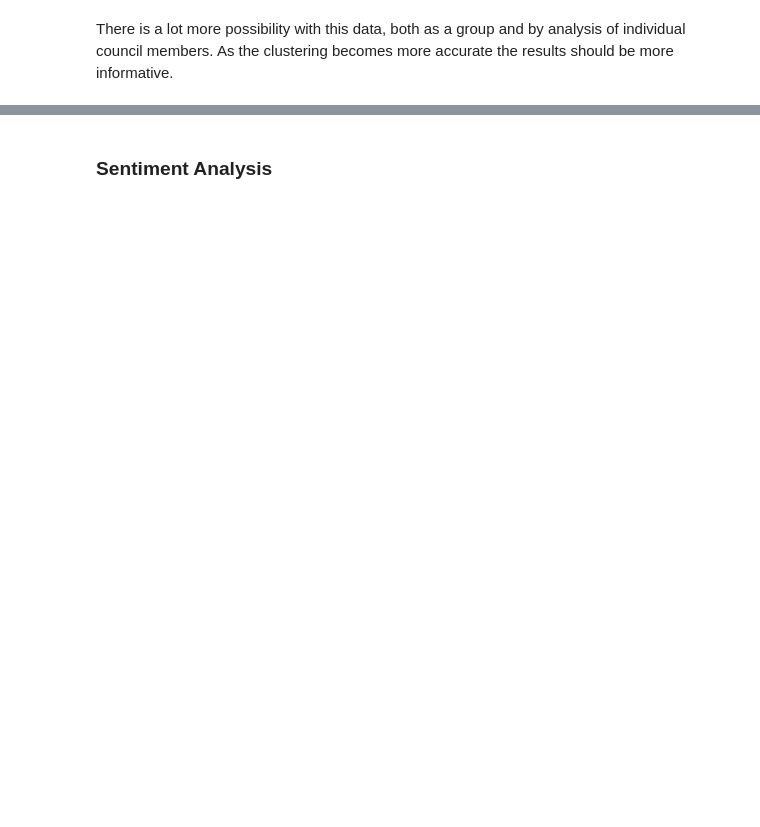
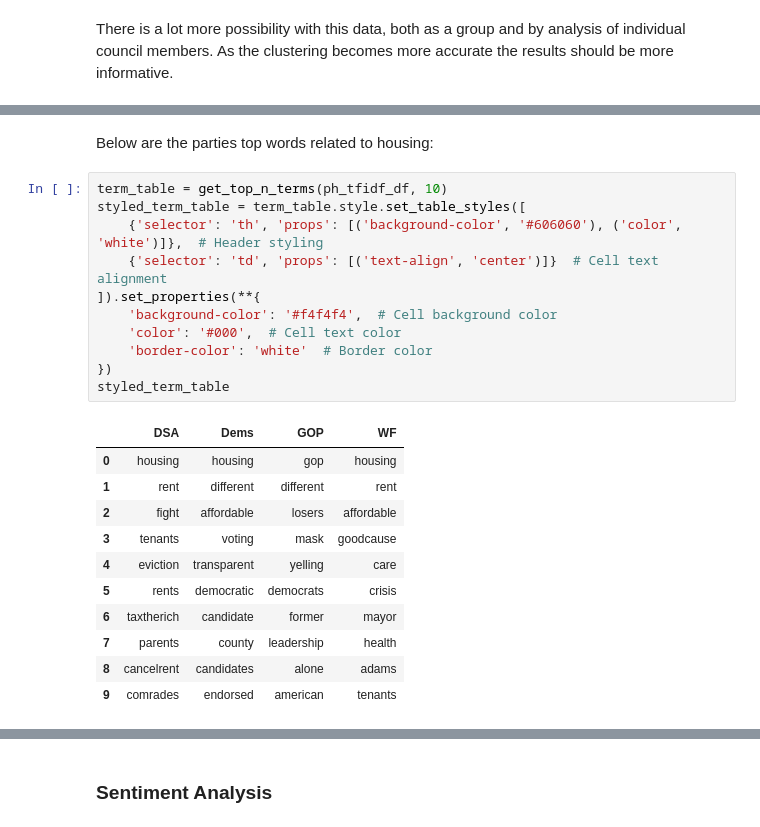
Before and after one commit to SamTGoodson/citycouncil_tweets, a Jupyter notebook: notebooks/tweet_description.ipynb, the cells around one changed output, grey strips where cells are left out. Cells and saved outputs as stored; diff of their text form; blank space fills up the shorter version.

```diff
--- a/notebooks/tweet_description.ipynb
+++ b/notebooks/tweet_description.ipynb
@@ -314,0 +348,25 @@ There is a lot more possibility with this data, both as a group and by analysis
+# %% [markdown]
+Below are the parties top words related to housing:
+# %%
+term_table = get_top_n_terms(ph_tfidf_df, 10)
+styled_term_table = term_table.style.set_table_styles([
+    {'selector': 'th', 'props': [('background-color', '#606060'), ('color', 'white')]},  # Header styling
+    {'selector': 'td', 'props': [('text-align', 'center')]}  # Cell text alignment
+]).set_properties(**{
+    'background-color': '#f4f4f4',  # Cell background color
+    'color': '#000',  # Cell text color
+    'border-color': 'white'  # Border color
+})
+styled_term_table
+# %% [output]
+|  | DSA | Dems | GOP | WF |
+| 0 | housing | housing | gop | housing |
+| 1 | rent | different | different | rent |
+| 2 | fight | affordable | losers | affordable |
+| 3 | tenants | voting | mask | goodcause |
+| 4 | eviction | transparent | yelling | care |
+| 5 | rents | democratic | democrats | crisis |
+| 6 | taxtherich | candidate | former | mayor |
+| 7 | parents | county | leadership | health |
+| 8 | cancelrent | candidates | alone | adams |
+| 9 | comrades | endorsed | american | tenants |
```
Also changed, not shown: parts of 51 cells of this notebook, 15 other files.
